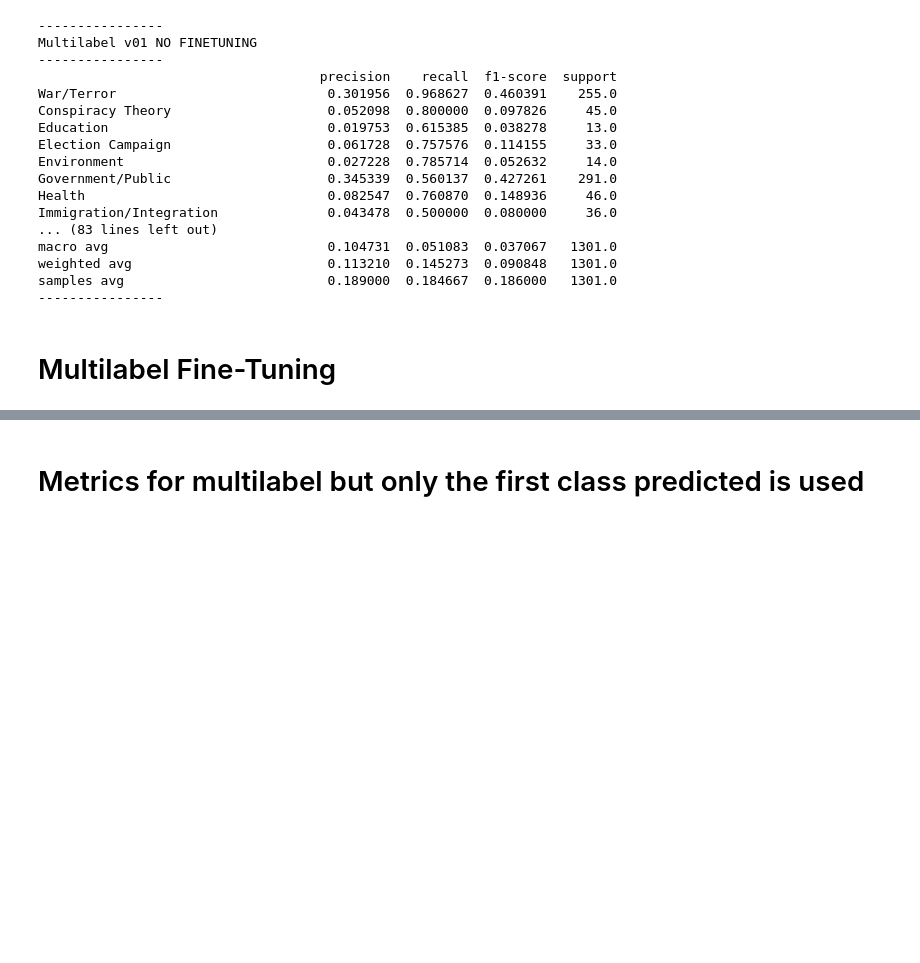
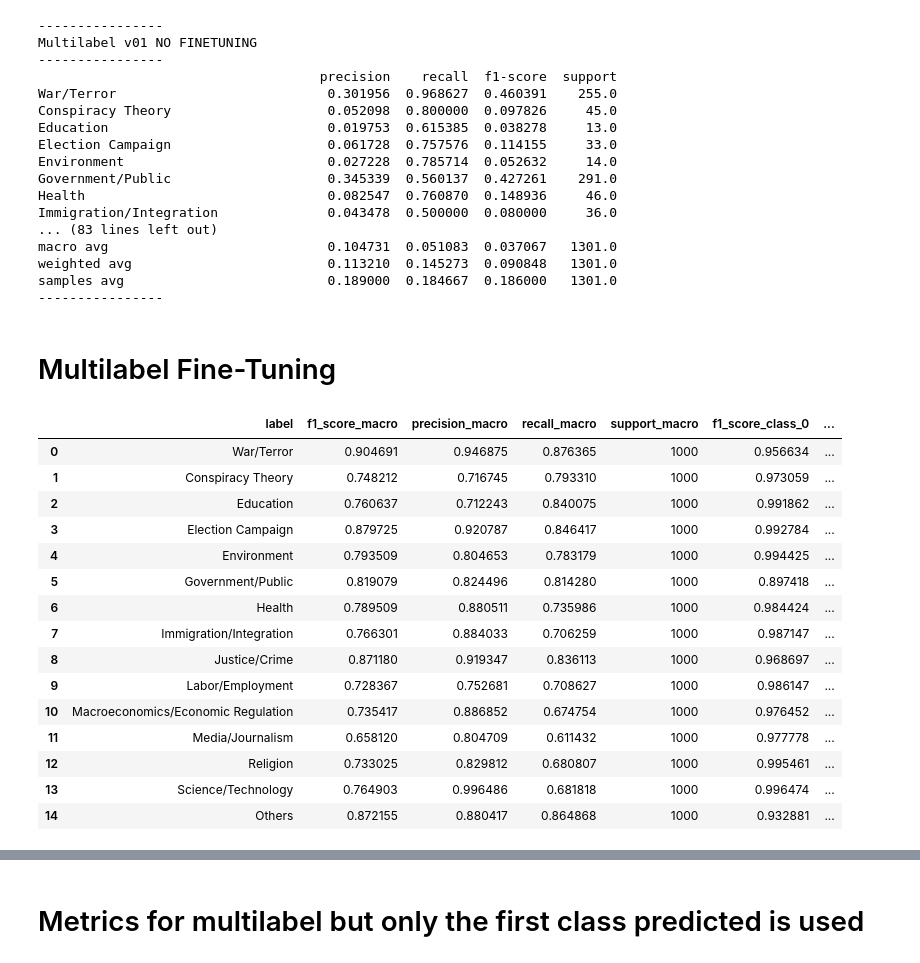
Before and after one commit to BrunoKreiner/ip6-twitter-disinformation, a Jupyter notebook: notebooks/011_multilabel_classification_report.ipynb, the cells around one changed output, grey strips where cells are left out. Cells and saved outputs as stored; diff of their text form; code cells hidden in the pictures; blank space fills up the shorter version.

```diff
--- a/notebooks/011_multilabel_classification_report.ipynb
+++ b/notebooks/011_multilabel_classification_report.ipynb
@@ -103,3 +102,22 @@ samples avg                          0.189000  0.184667  0.186000   1301.0
 ----------------
 # %% [markdown]
 # Multilabel Fine-Tuning
+# %%
+vicuna_lora_multilabel_with_rules_v02["binary_classification_reports"]
+# %% [output]
+|  | label | f1_score_macro | precision_macro | recall_macro | support_macro | f1_score_class_0 | ... |
+| 0 | War/Terror | 0.904691 | 0.946875 | 0.876365 | 1000 | 0.956634 | ... |
+| 1 | Conspiracy Theory | 0.748212 | 0.716745 | 0.793310 | 1000 | 0.973059 | ... |
+| 2 | Education | 0.760637 | 0.712243 | 0.840075 | 1000 | 0.991862 | ... |
+| 3 | Election Campaign | 0.879725 | 0.920787 | 0.846417 | 1000 | 0.992784 | ... |
+| 4 | Environment | 0.793509 | 0.804653 | 0.783179 | 1000 | 0.994425 | ... |
+| 5 | Government/Public | 0.819079 | 0.824496 | 0.814280 | 1000 | 0.897418 | ... |
+| 6 | Health | 0.789509 | 0.880511 | 0.735986 | 1000 | 0.984424 | ... |
+| 7 | Immigration/Integration | 0.766301 | 0.884033 | 0.706259 | 1000 | 0.987147 | ... |
+| 8 | Justice/Crime | 0.871180 | 0.919347 | 0.836113 | 1000 | 0.968697 | ... |
+| 9 | Labor/Employment | 0.728367 | 0.752681 | 0.708627 | 1000 | 0.986147 | ... |
+| 10 | Macroeconomics/Economic Regulation | 0.735417 | 0.886852 | 0.674754 | 1000 | 0.976452 | ... |
+| 11 | Media/Journalism | 0.658120 | 0.804709 | 0.611432 | 1000 | 0.977778 | ... |
+| 12 | Religion | 0.733025 | 0.829812 | 0.680807 | 1000 | 0.995461 | ... |
+| 13 | Science/Technology | 0.764903 | 0.996486 | 0.681818 | 1000 | 0.996474 | ... |
+| 14 | Others | 0.872155 | 0.880417 | 0.864868 | 1000 | 0.932881 | ... |
```
Also changed, not shown: parts of 4 cells of this notebook, 22 other files.
